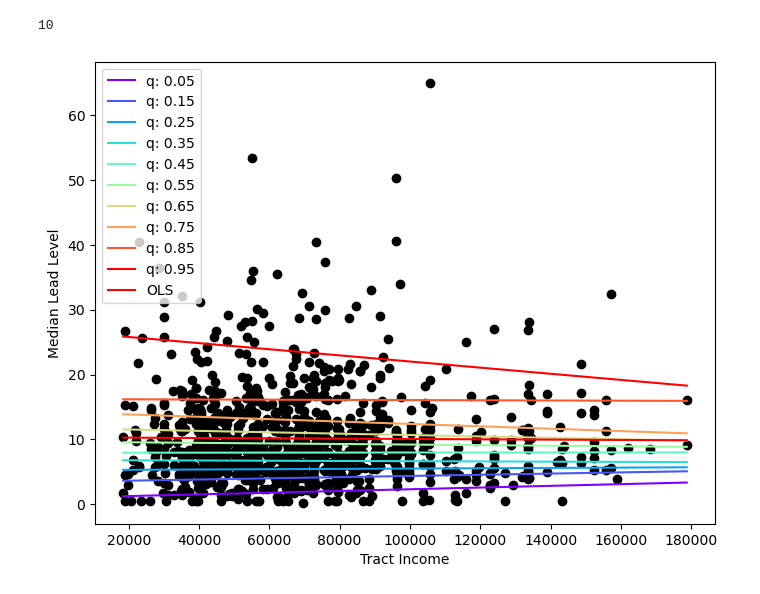
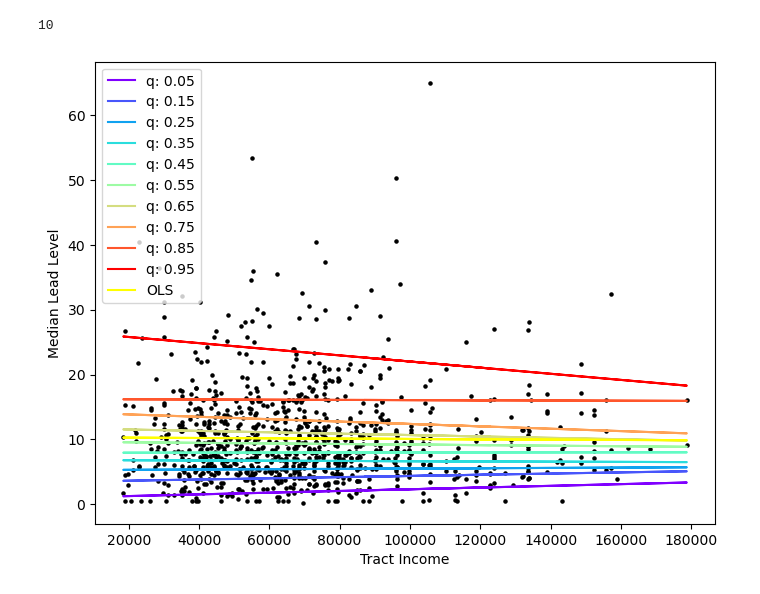
Before and after one commit to jacobhthomas/LeadWater, a Jupyter notebook: qr_income.ipynb, the cells around one changed output. Cells and saved outputs as stored; diff of their text form; code cells hidden in the pictures.

Commit message:
updated qr and residual plot

```diff
--- a/qr_income.ipynb
+++ b/qr_income.ipynb
@@ -95,33 +95,28 @@ models.shape[0]
 # %% [output]
 10
 # %%
-x = np.arange(df.tract_income.min(), df.tract_income.max(), 100)
-
-get_y = lambda a, b: a + b * x
-
 fig, ax = plt.subplots(figsize=(8,6))
 colors = cm.rainbow(np.linspace(0, 1, models.shape[0]))
 
-
 for i in range(models.shape[0]):
-    y = get_y(models.a[i], models.b[i])
-    ax.plot(x, y, linestyle='solid', color=colors[i],label='q: ' + str(models.q[i].round(2)))
+    y = models.a[i] + models.b[i] * df.tract_income
+    ax.plot(df.tract_income, y, linestyle='solid', color=colors[i],label='q: ' + str(models.q[i].round(2)))
 
 
 
-y = get_y(ols['a'], ols['b'])
+y_ols = ols['a'] + ols['b'] * df.tract_income
 
-ax.plot(x, y, color='red', label='OLS')
+ax.plot(df.tract_income, y_ols, color='yellow', label='OLS')
 
-ax.scatter(df.tract_income, df.median_lead, color='black')
+ax.scatter(df.tract_income, df.median_lead, color='black',s=5)
 
 ax.set_xlabel('Tract Income')
 ax.set_ylabel('Median Lead Level')
 
 ax.legend(loc='upper left')
 
 
 
 plt.show()
 # %% [output]
-[figure, old version]
+[figure, new version]
```
Also changed, not shown: parts of 3 cells of this notebook, 1 other file.
